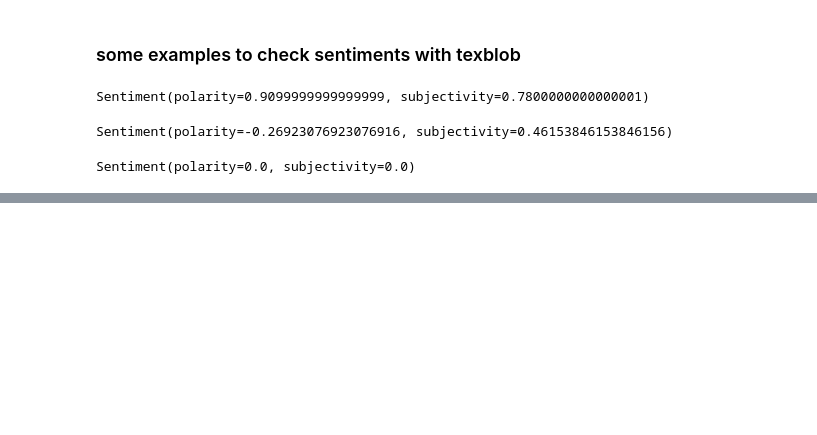
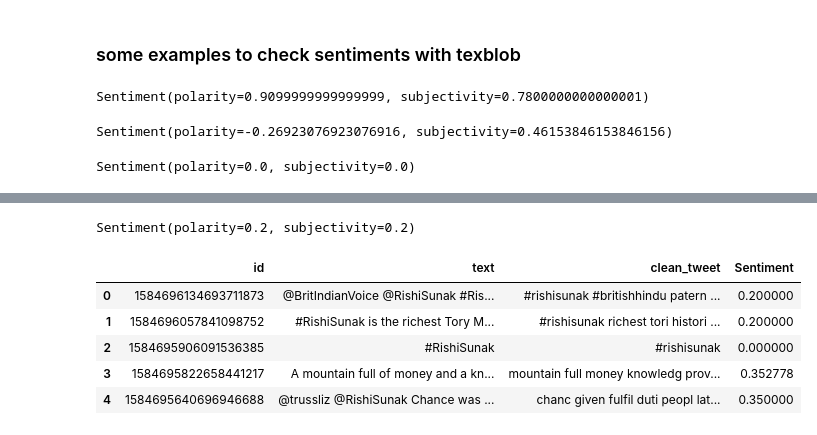
Before and after one commit to MANISH-KUMAR-CODES/UK_Prime_Minister_Rishi_Sunak-_Twitter_Sentiment_Analysis, a Jupyter notebook: UK_Prime_Minister_Rishi_Sunak__Twitter_Sentiment_Analysis.ipynb, the cells around one changed output, grey strips where cells are left out. Saved outputs shown, nothing was run; the diff lists cells and outputs as text; code cells hidden in the pictures; blank space fills up the shorter version.

```diff
--- a/UK_Prime_Minister_Rishi_Sunak__Twitter_Sentiment_Analysis.ipynb
+++ b/UK_Prime_Minister_Rishi_Sunak__Twitter_Sentiment_Analysis.ipynb
@@ -736,0 +746,5 @@ Sentiment(polarity=0.0, subjectivity=0.0)
+# %%
+a = TextBlob(df1.iloc[0][2])
+a.sentiment
+# %% [output]
+Sentiment(polarity=0.2, subjectivity=0.2)
@@ -736,0 +760,11 @@ Sentiment(polarity=0.0, subjectivity=0.0)
+# %%
+# checking first 5 rows
+df2.rename(columns = {df2.columns[3]:"Sentiment"},inplace=True)
+df2.head()
+# %% [output]
+|  | id | text | clean_tweet | Sentiment |
+| 0 | 1584696134693711873 | @BritIndianVoice @RishiSunak #Ris... | #rishisunak #britishhindu patern ... | 0.200000 |
+| 1 | 1584696057841098752 | #RishiSunak is the richest Tory M... | #rishisunak richest tori histori ... | 0.200000 |
+| 2 | 1584695906091536385 | #RishiSunak | #rishisunak | 0.000000 |
+| 3 | 1584695822658441217 | A mountain full of money and a kn... | mountain full money knowledg prov... | 0.352778 |
+| 4 | 1584695640696946688 | @trussliz @RishiSunak Chance was ... | chanc given fulfil duti peopl lat... | 0.350000 |
```
Also changed, not shown: parts of 15 cells of this notebook.
